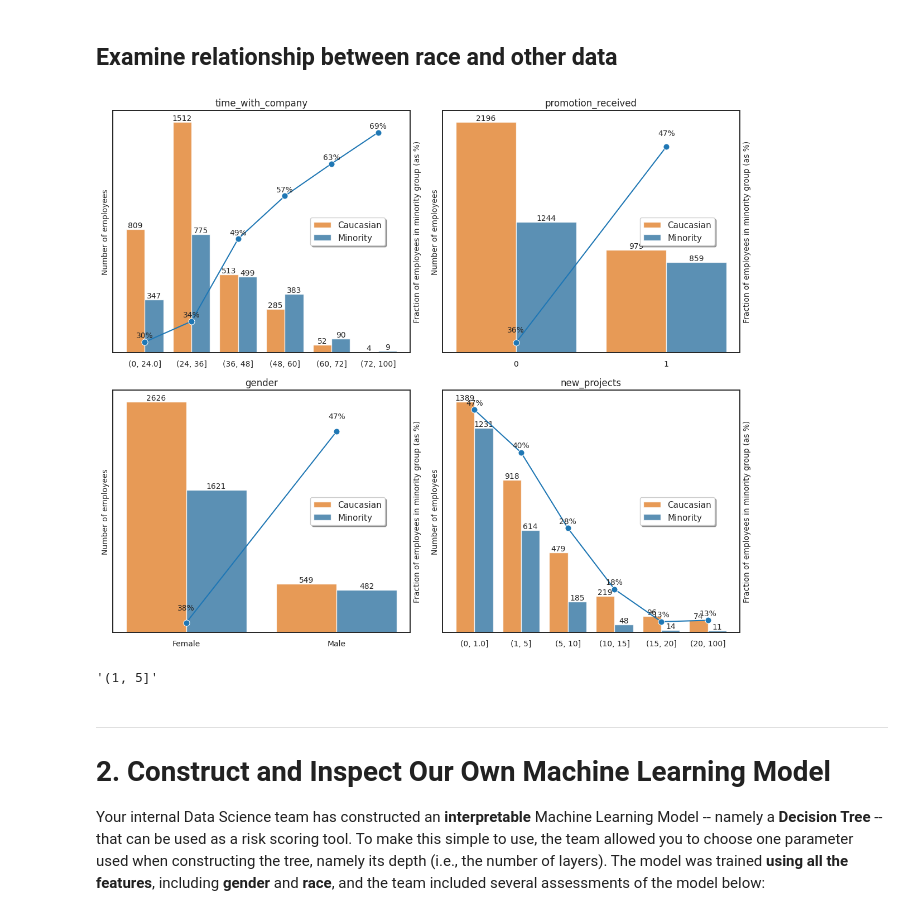
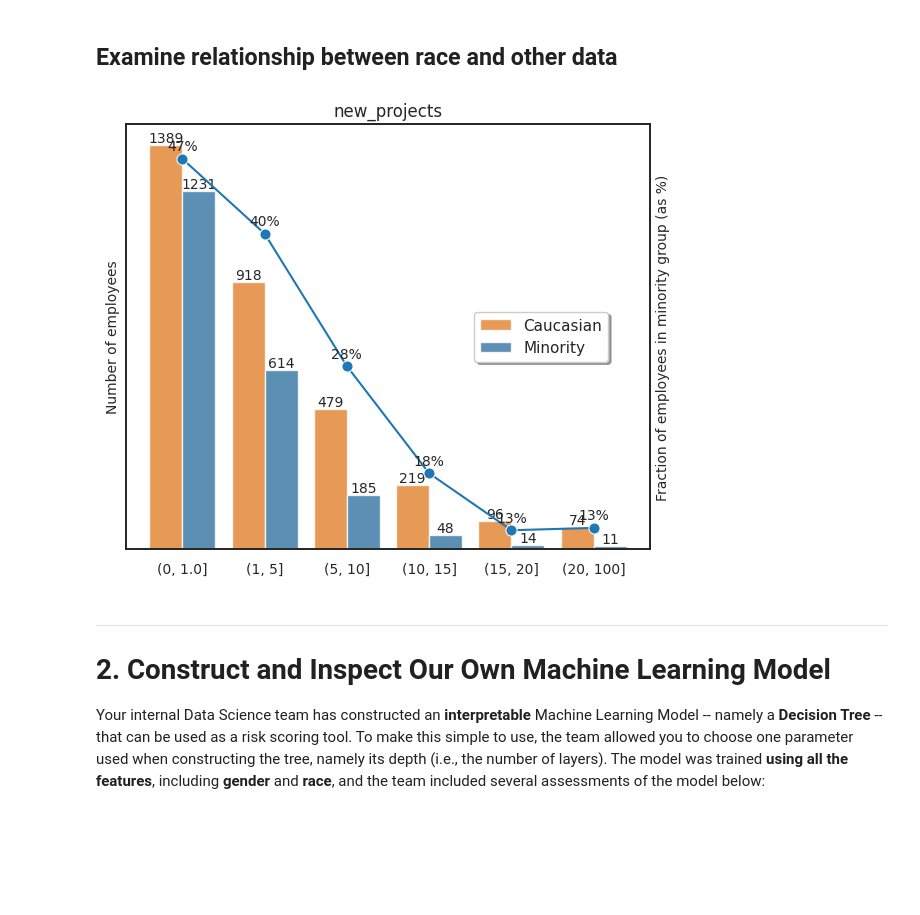
Before and after one commit to dan-a-iancu/Data-Analytics-and-AI, a Jupyter notebook: Employee_Retention/Bias_in_AI_Risk_Predictive_Models.ipynb, the cells around one changed output. Saved outputs shown, nothing was run; the diff lists cells and outputs as text; code cells hidden in the pictures; blank space fills up the shorter version.

```diff
--- a/Employee_Retention/Bias_in_AI_Risk_Predictive_Models.ipynb
+++ b/Employee_Retention/Bias_in_AI_Risk_Predictive_Models.ipynb
@@ -1056,7 +1056,7 @@ all_features = ['time_with_company', 'promotion_received', 'gender', \
 target_name = 'race_Minority'
 
 #@markdown Select one of the data fields (selecting **All** will display all dependencies):
-feature = 'All' #@param ['All', 'time_with_company', 'promotion_received', 'gender', 'new_projects']
+feature = 'new_projects' #@param ['All', 'time_with_company', 'promotion_received', 'gender', 'new_projects']
 
 
 #@markdown Feel free to adjust the figure size and the font size
@@ -1232,38 +1232,34 @@ for i in range(num_figs):
   # express recidivism rate as percentage
   ax2.yaxis.set_major_formatter(mpl.ticker.FuncFormatter(percentage_formatter))
   ax2.set_ylabel('Fraction of employees in minority group (as %)', fontsize=font_size)
   #ax2._set_xlabel("")
 
   # plot the values on top as well
   for xi in grouped_df.index:
     yattr = grouped_df.loc[xi,target_name]
     ycount = grouped_df.loc[xi,"count"]
     ax2.text(xi, yattr+eps, f'{yattr:.0%}', ha='center', va='bottom', \
              fontsize=font_size_ticks, zorder=3)
 
   bottom, top = ax2.get_ylim()
   ax2.set_ylim(bottom = bottom, top=top*1.03)
   #ax2.set_ylim(bottom = bottom*0.6, top=1.0)
   ax2.tick_params(axis='y',labelsize=font_size_ticks)
 
   # uncomment the follow two lines to hide the y-ticks altogether
   ax1.set_yticks([])  # remove the y-ticks altogether
   ax2.set_yticks([])  # remove the y-ticks altogether
   ax1.grid(False)
   ax2.grid(False)
 
 plt.tight_layout()
 # determine the title
 #tar_ylabel = '{}'.format(target_name) if target_name else 'target'
 #fig.suptitle("Predicted value of {} as a function of feature(s).".format(tar_ylabel), fontsize=16, color=color1)
 
 plt.show()
 # %% [output]
-[figure, old version]
+[figure, new version]
-# %%
-sorted_labels[1]
-# %% [output]
-'(1, 5]'
 # %% [markdown]
 _____
 # **2. Construct and Inspect Our Own Machine Learning Model**
```
